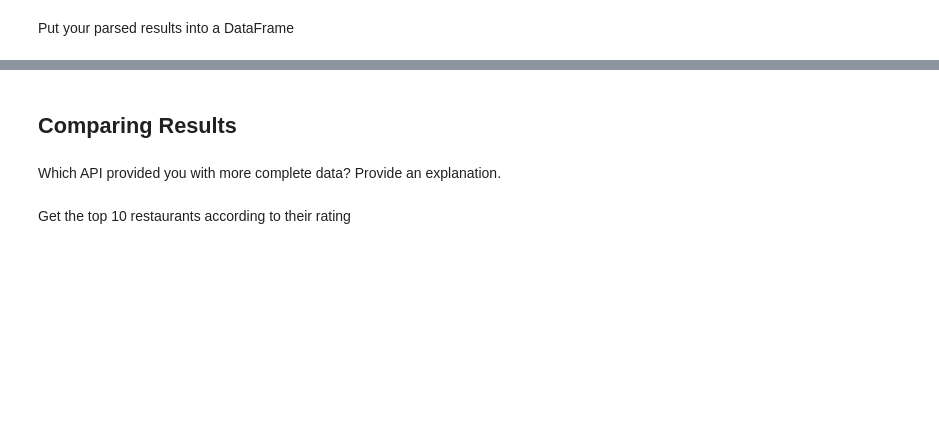
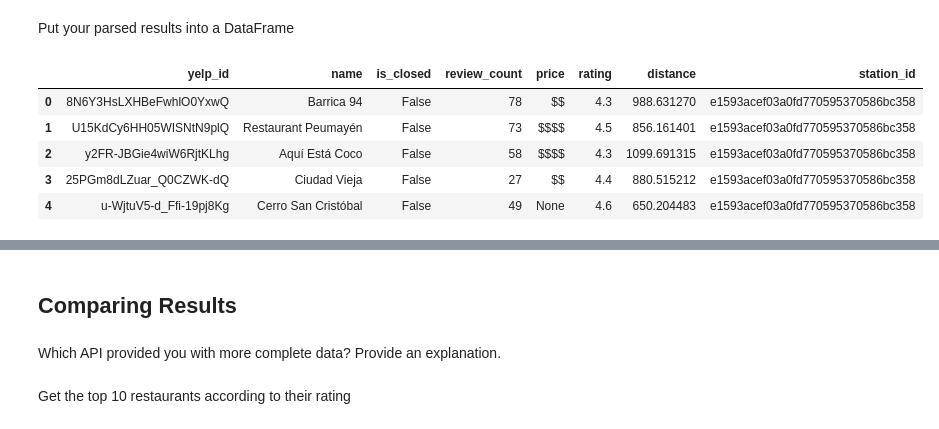
Before and after one commit to harnettd/stat-modelling-with-python, a Jupyter notebook: notebooks/yelp_foursquare_EDA.ipynb, the cells around one changed output, grey strips where cells are left out. Drawn from its saved outputs; the diff is of its cells as text; code cells hidden in the pictures; blank space fills up the shorter version.

Commit message:
put Yelp data into DataFrames

```diff
--- a/notebooks/yelp_foursquare_EDA.ipynb
+++ b/notebooks/yelp_foursquare_EDA.ipynb
@@ -323,7 +323,3 @@ def yelp_search(
         return None
     else:
         return response
-# %%
-lat, long = stations_df.loc[0, ['latitude', 'longitude']].to_list()
-print(lat, long)
-response = yelp_search(lat, long, None, 500, 10)
@@ -356,0 +431,3 @@ data_json['businesses'][0]
+# %%
+results = row_to_businesses(stations_df, 0)
+results[0]
@@ -357,2 +469,25 @@ data_json['businesses'][0]
 # %% [markdown]
 Parse through the response to get the POI (such as restaurants, bars, etc) details you want (ratings, name, location, etc)
+# %%
+yelp_places = []
+yelp_categories = []
+# %%
+print(f'yelp_places empty: {len(yelp_places) == 0}')
+print(f'yelp_categories empty: {len(yelp_categories) == 0}')
+print('running...')
+num_stations = stations_df.shape[0]
+start = datetime.now()
+
+num_stations = 3
+
+for row in range(num_stations):
+    results = row_to_businesses(stations_df, row)
+    for result in results:
+        new_places = result_to_businesses(stations_df, result, row)
+        new_categories = result_to_bus_categories(result, row)
+        yelp_categories += new_categories
+        yelp_places.append(new_places)
+
+end = datetime.now()
+runtime = end - start
+print(f'...done after {runtime.seconds} s')
@@ -359,2 +539,12 @@ Parse through the response to get the POI (such as restaurants, bars, etc) detai
 # %% [markdown]
 Put your parsed results into a DataFrame
+# %%
+yelp_places_df = pd.DataFrame(yelp_places)
+yelp_places_df.head()
+# %% [output]
+|  | yelp_id | name | is_closed | review_count | price | rating | distance | station_id |
+| 0 | 8N6Y3HsLXHBeFwhlO0YxwQ | Barrica 94 | False | 78 | $$ | 4.3 | 988.631270 | e1593acef03a0fd770595370586bc358 |
+| 1 | U15KdCy6HH05WISNtN9plQ | Restaurant Peumayén | False | 73 | $$$$ | 4.5 | 856.161401 | e1593acef03a0fd770595370586bc358 |
+| 2 | y2FR-JBGie4wiW6RjtKLhg | Aquí Está Coco | False | 58 | $$$$ | 4.3 | 1099.691315 | e1593acef03a0fd770595370586bc358 |
+| 3 | 25PGm8dLZuar_Q0CZWK-dQ | Ciudad Vieja | False | 27 | $$ | 4.4 | 880.515212 | e1593acef03a0fd770595370586bc358 |
+| 4 | u-WjtuV5-d_Ffi-19pj8Kg | Cerro San Cristóbal | False | 49 | None | 4.6 | 650.204483 | e1593acef03a0fd770595370586bc358 |
```
Also changed, not shown: parts of 14 cells of this notebook.
